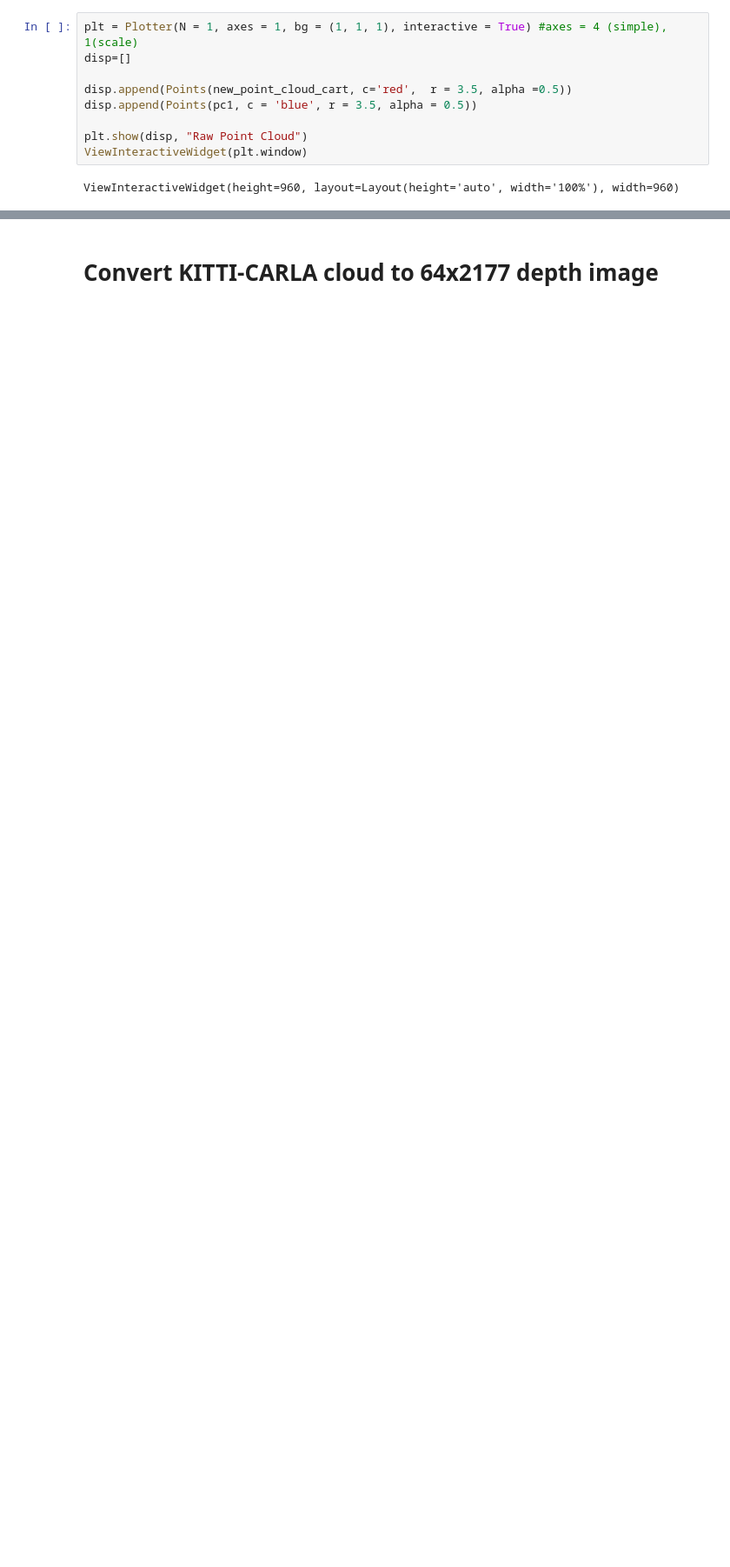
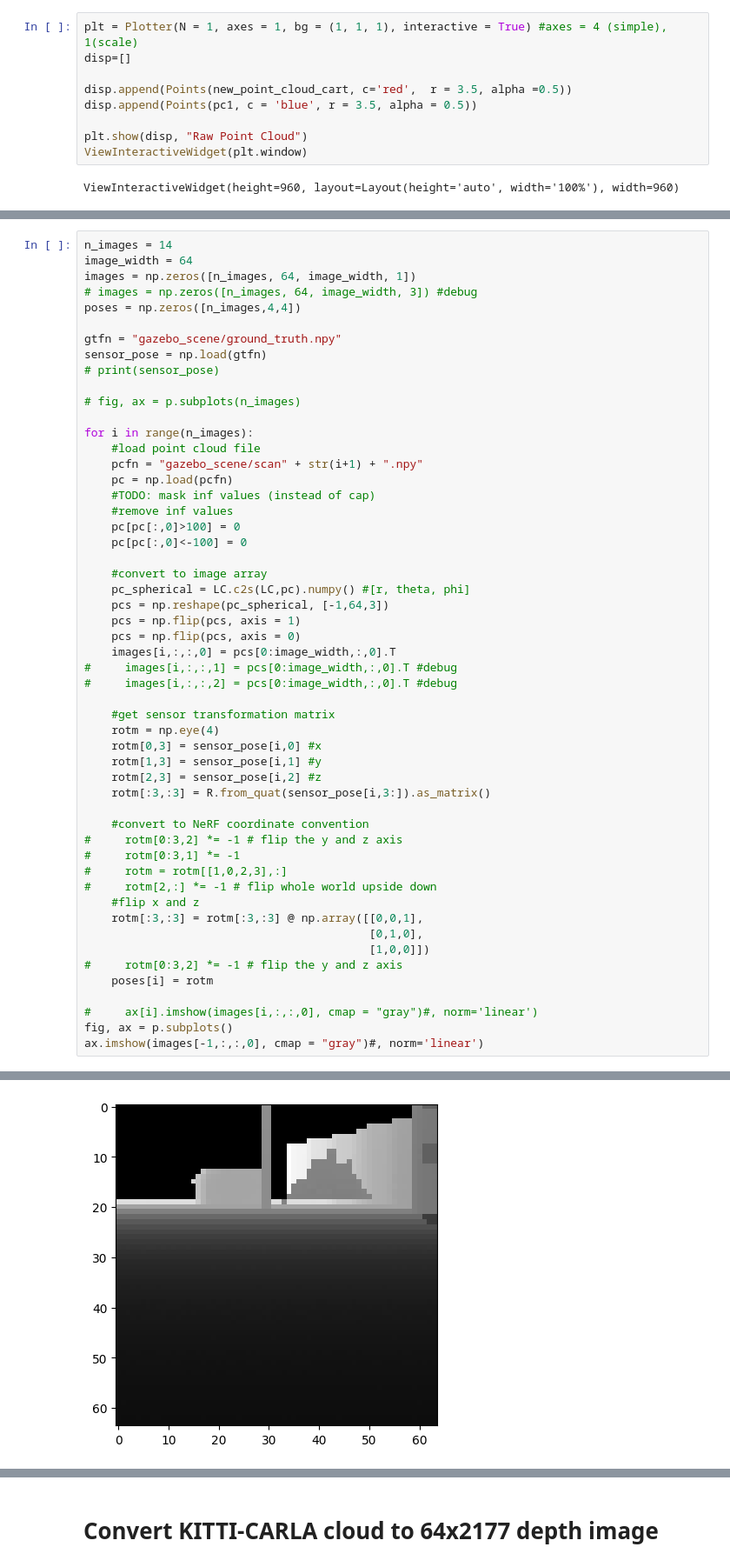
Before and after one commit to mcdermatt/ASAR, a Jupyter notebook: v3/nerf/lidar_nerf.ipynb, the cells around one changed output, grey strips where cells are left out. Shown: that part at 87% size. Saved outputs shown, nothing was run; the diff lists cells and outputs as text; blank space fills up the shorter version.

```diff
--- a/v3/nerf/lidar_nerf.ipynb
+++ b/v3/nerf/lidar_nerf.ipynb
@@ -266,0 +227,54 @@ for i in range(n_images):
+# %%
+n_images = 14
+image_width = 64
+images = np.zeros([n_images, 64, image_width, 1])
+# images = np.zeros([n_images, 64, image_width, 3]) #debug
+poses = np.zeros([n_images,4,4])
+
+gtfn = "gazebo_scene/ground_truth.npy"
+sensor_pose = np.load(gtfn)
+# print(sensor_pose)
+
+# fig, ax = p.subplots(n_images)
+
+for i in range(n_images):
+    #load point cloud file
+    pcfn = "gazebo_scene/scan" + str(i+1) + ".npy"
+    pc = np.load(pcfn)
+    #TODO: mask inf values (instead of cap)
+    #remove inf values
+    pc[pc[:,0]>100] = 0
+    pc[pc[:,0]<-100] = 0
+
+    #convert to image array
+    pc_spherical = LC.c2s(LC,pc).numpy() #[r, theta, phi]
+    pcs = np.reshape(pc_spherical, [-1,64,3])
+    pcs = np.flip(pcs, axis = 1)
+    pcs = np.flip(pcs, axis = 0)
+    images[i,:,:,0] = pcs[0:image_width,:,0].T
+#     images[i,:,:,1] = pcs[0:image_width,:,0].T #debug
+#     images[i,:,:,2] = pcs[0:image_width,:,0].T #debug
+
+    #get sensor transformation matrix
+    rotm = np.eye(4)
+    rotm[0,3] = sensor_pose[i,0] #x
+    rotm[1,3] = sensor_pose[i,1] #y
+    rotm[2,3] = sensor_pose[i,2] #z
+    rotm[:3,:3] = R.from_quat(sensor_pose[i,3:]).as_matrix()
+
+    #convert to NeRF coordinate convention
+#     rotm[0:3,2] *= -1 # flip the y and z axis
+#     rotm[0:3,1] *= -1
+#     rotm = rotm[[1,0,2,3],:]
+#     rotm[2,:] *= -1 # flip whole world upside down
+    #flip x and z
+    rotm[:3,:3] = rotm[:3,:3] @ np.array([[0,0,1],
+                                          [0,1,0],
+                                          [1,0,0]])
+#     rotm[0:3,2] *= -1 # flip the y and z axis
+    poses[i] = rotm
+
+#     ax[i].imshow(images[i,:,:,0], cmap = "gray")#, norm='linear')
+fig, ax = p.subplots()
+ax.imshow(images[-1,:,:,0], cmap = "gray")#, norm='linear')
+# %% [output]
@@ -266,0 +282 @@ for i in range(n_images):
+[figure, added]
```
Also changed, not shown: parts of 18 cells of this notebook, 2 other files.
